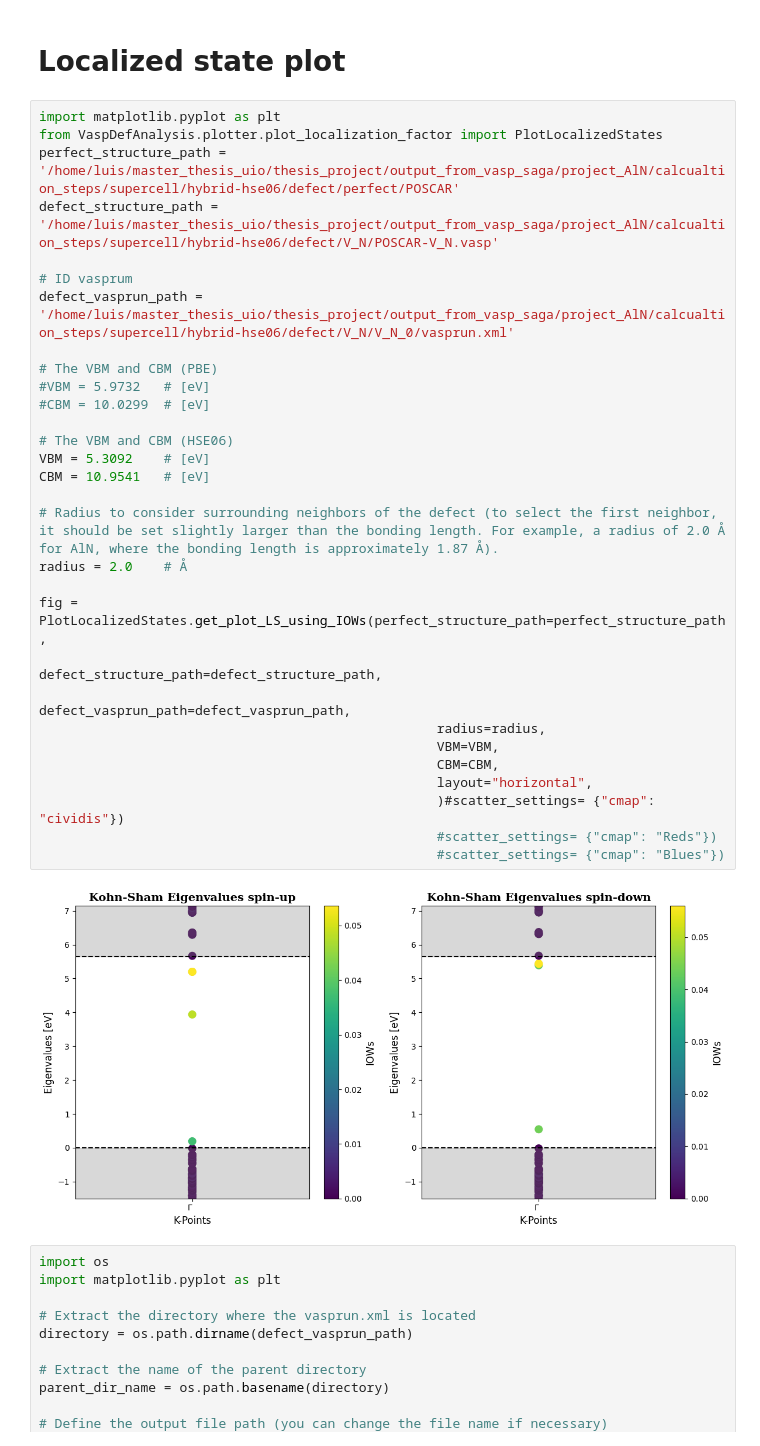
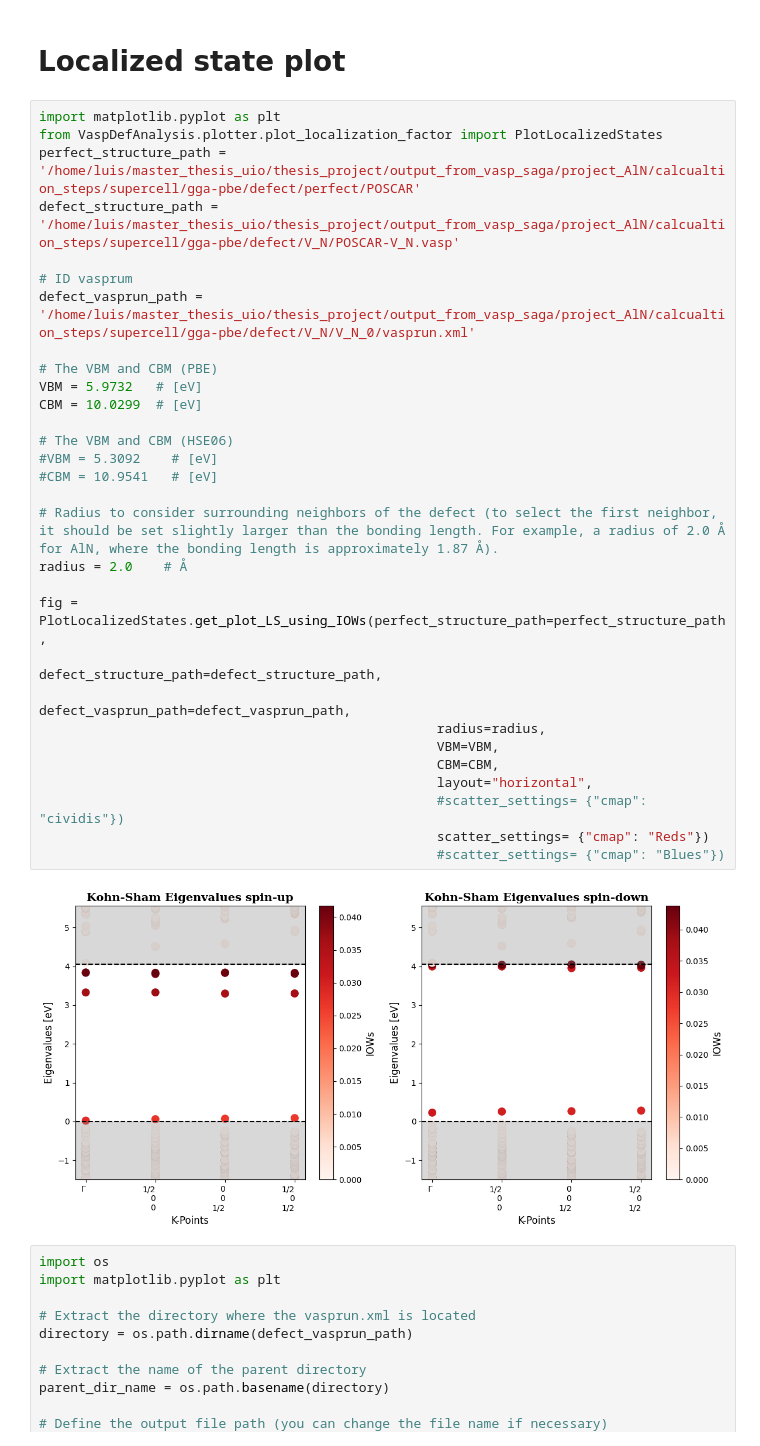
Before and after one commit to Luisrj14/VaspDefAnalysis, a Jupyter notebook: notebook/plot_localized_state.ipynb, the cells around one changed output. Saved outputs shown, nothing was run; the diff lists cells and outputs as text.

```diff
--- a/notebook/plot_localized_state.ipynb
+++ b/notebook/plot_localized_state.ipynb
@@ -3,35 +3,35 @@
 # %%
 import matplotlib.pyplot as plt
 from VaspDefAnalysis.plotter.plot_localization_factor import PlotLocalizedStates
-perfect_structure_path =  '/home/luis/master_thesis_uio/thesis_project/output_from_vasp_saga/project_AlN/calcualtion_steps/supercell/hybrid-hse06/defect/perfect/POSCAR'
-defect_structure_path = '/home/luis/master_thesis_uio/thesis_project/output_from_vasp_saga/project_AlN/calcualtion_steps/supercell/hybrid-hse06/defect/V_N/POSCAR-V_N.vasp'
+perfect_structure_path =  '/home/luis/master_thesis_uio/thesis_project/output_from_vasp_saga/project_AlN/calcualtion_steps/supercell/gga-pbe/defect/perfect/POSCAR'
+defect_structure_path = '/home/luis/master_thesis_uio/thesis_project/output_from_vasp_saga/project_AlN/calcualtion_steps/supercell/gga-pbe/defect/V_N/POSCAR-V_N.vasp'
 
 # ID vasprum
-defect_vasprun_path = '/home/luis/master_thesis_uio/thesis_project/output_from_vasp_saga/project_AlN/calcualtion_steps/supercell/hybrid-hse06/defect/V_N/V_N_0/vasprun.xml'
+defect_vasprun_path = '/home/luis/master_thesis_uio/thesis_project/output_from_vasp_saga/project_AlN/calcualtion_steps/supercell/gga-pbe/defect/V_N/V_N_0/vasprun.xml'
 
 # The VBM and CBM (PBE)
-#VBM = 5.9732   # [eV]
-#CBM = 10.0299  # [eV]
+VBM = 5.9732   # [eV]
+CBM = 10.0299  # [eV]
 
 # The VBM and CBM (HSE06)
-VBM = 5.3092    # [eV]
-CBM = 10.9541   # [eV]
+#VBM = 5.3092    # [eV]
+#CBM = 10.9541   # [eV]
 
 # Radius to consider surrounding neighbors of the defect (to select the first neighbor, it should be set slightly larger than the bonding length. For example, a radius of 2.0 Å for AlN, where the bonding length is approximately 1.87 Å).
 radius = 2.0    # Å
 
 fig = PlotLocalizedStates.get_plot_LS_using_IOWs(perfect_structure_path=perfect_structure_path,
                                                    defect_structure_path=defect_structure_path,
                                                    defect_vasprun_path=defect_vasprun_path,
                                                    radius=radius,
                                                    VBM=VBM,
                                                    CBM=CBM,
                                                    layout="horizontal",
-                                                   )#scatter_settings= {"cmap": "cividis"})
-                                                   #scatter_settings= {"cmap": "Reds"})
+                                                   #scatter_settings= {"cmap": "cividis"})
+                                                   scatter_settings= {"cmap": "Reds"})
                                                    #scatter_settings= {"cmap": "Blues"})
 # %% [output]
-[figure, old version]
+[figure, new version]
 # %%
 import os
 import matplotlib.pyplot as plt
```
Also changed, not shown: 4 other files.
